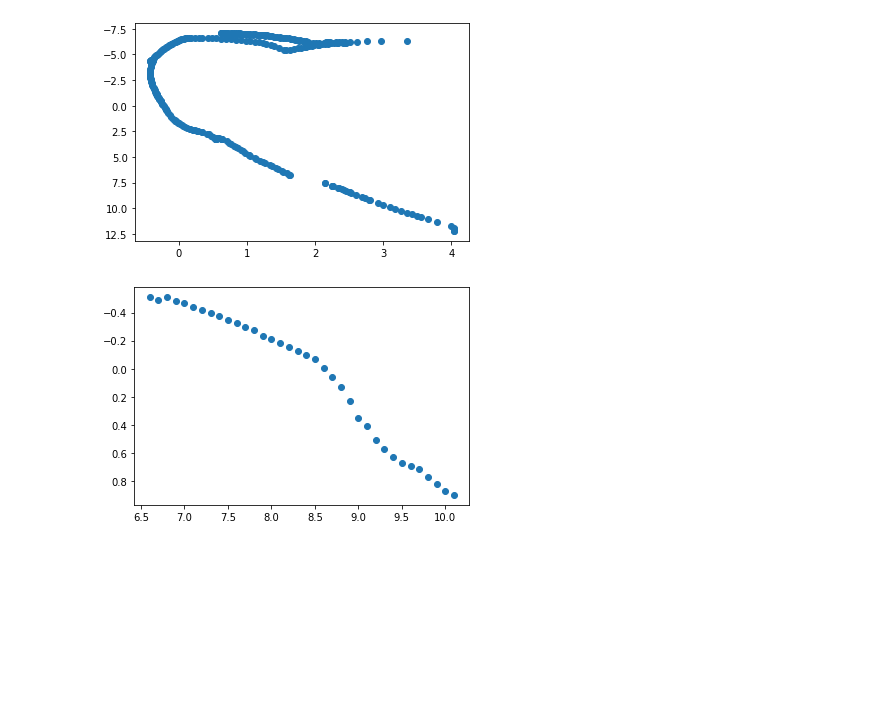
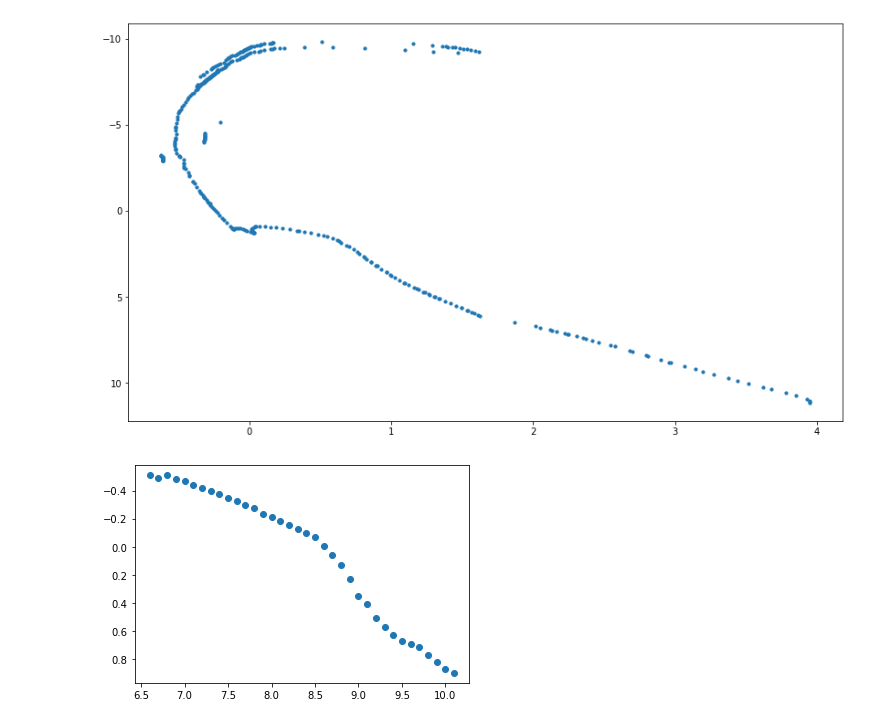
Before and after one commit to jppirest/mw_substructures, a Jupyter notebook: dados/Ag_Reais/Iso_Gaia/FINALHEIN.ipynb, the cells around one changed output. Saved outputs shown, nothing was run; the diff lists cells and outputs as text; code cells hidden in the pictures; blank space fills up the shorter version.

```diff
--- a/dados/Ag_Reais/Iso_Gaia/FINALHEIN.ipynb
+++ b/dados/Ag_Reais/Iso_Gaia/FINALHEIN.ipynb
@@ -8,10 +8,16 @@ df = df[df['logAge'] == 7.2]
 x = df['BP-RP']
 y = df['Gmag']
 # %%
-plt.scatter(x,y)
+df = pd.read_csv('iso_gaia_clipped.csv')
+df = df[df['logAge'] == 6.7]
+x = df['BP-RP']
+y = df['Gmag']
+plt.figure(figsize = (14,8))
+plt.scatter(x,y, s = 10)
+
 plt.gca().invert_yaxis()
 # %% [output]
-[figure, old version]
+[figure, new version]
 # %%
 regressoes = pd.read_csv('Regressoes_Isocronas_Gaia.txt')
 plt.scatter(regressoes['Age'],regressoes['(BP-RP)TurnOff'])
```
Also changed, not shown: parts of 14 cells of this notebook, 7 other files.
